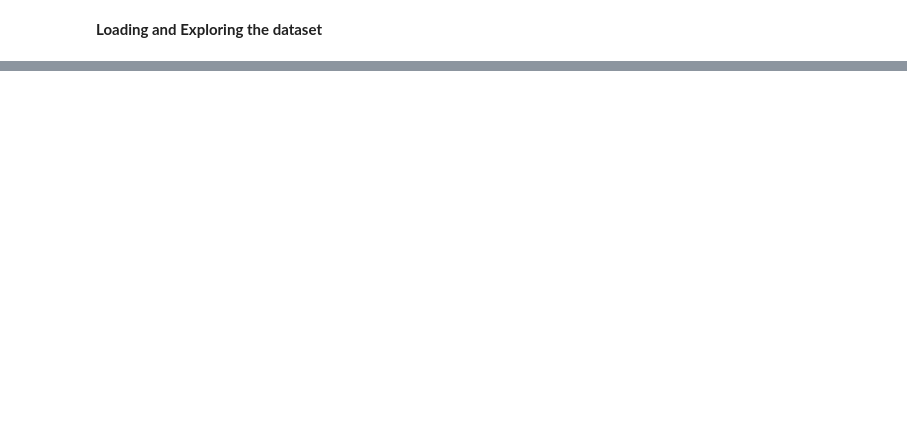
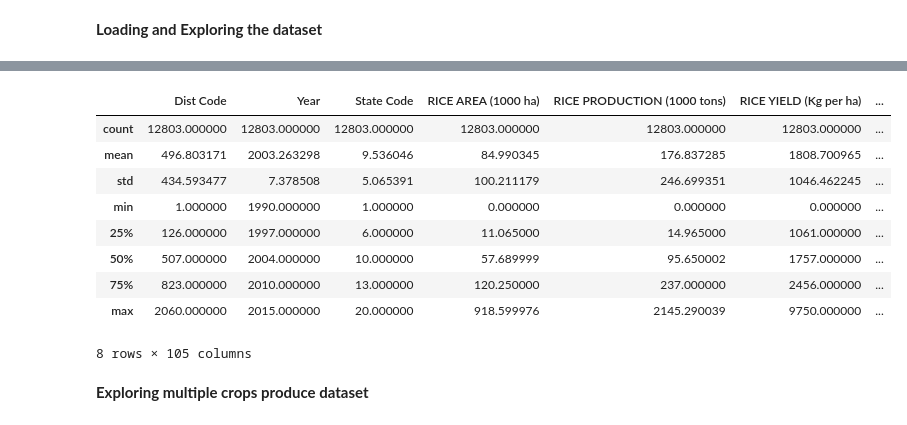
Before and after one commit to muffins-all-day/agriculture-predictor-planner, a Jupyter notebook: notebooks/data_preprocess.ipynb, the cells around one changed output, grey strips where cells are left out. Drawn from its saved outputs; the diff is of its cells as text; code cells hidden in the pictures; blank space fills up the shorter version.

Commit message:
Explored and cleaned the crops dataset

```diff
--- a/notebooks/data_preprocess.ipynb
+++ b/notebooks/data_preprocess.ipynb
@@ -29,0 +58,8 @@ print(data.shape)
+# %%
+# Find columns with missing values
+missing_values = data_weather_soil.isnull().sum()
+
+# Filter columns that have missing values
+missing_columns = missing_values[missing_values > 0]
+print("Columns with Missing Values:")
+print(missing_columns)
@@ -29,0 +80,14 @@ print(data.shape)
+# %%
+# Identify numerical and categorical columns
+numerical_cols = data_weather_soil.select_dtypes(include=['int64', 'float64']).columns
+categorical_cols = data_weather_soil.select_dtypes(include=['object']).columns
+
+# Separate columns with missing values into numerical and categorical
+missing_numerical_cols = [col for col in numerical_cols if col in missing_columns.index]
+missing_categorical_cols = [col for col in categorical_cols if col in missing_columns.index]
+
+print("\nNumerical Columns with Missing Values:")
+print(missing_numerical_cols)
+
+print("\nCategorical Columns with Missing Values:")
+print(missing_categorical_cols)
@@ -29,0 +100,13 @@ print(data.shape)
+# %%
+# Fill missing numerical values with the mean
+for col in missing_numerical_cols:
+    data_weather_soil[col] = data[col].fillna(data[col].mean())
+    print(f"Filled missing values in numerical column '{col}' with mean: {data[col].mean()}")
+
+
+# Check for any remaining missing values
+remaining_missing = data_weather_soil.isnull().sum().sum()
+if remaining_missing == 0:
+    print("\nAll missing values have been handled.")
+else:
+    print(f"\nThere are still {remaining_missing} missing values remaining in the dataset.")
@@ -29,0 +131,15 @@ print(data.shape)
+# %%
+data_weather_soil.describe()
+# %% [output]
+|  | Dist Code | Year | State Code | RICE AREA (1000 ha) | RICE PRODUCTION (1000 tons) | RICE YIELD (Kg per ha) | ... |
+| count | 12803.000000 | 12803.000000 | 12803.000000 | 12803.000000 | 12803.000000 | 12803.000000 | ... |
+| mean | 496.803171 | 2003.263298 | 9.536046 | 84.990345 | 176.837285 | 1808.700965 | ... |
+| std | 434.593477 | 7.378508 | 5.065391 | 100.211179 | 246.699351 | 1046.462245 | ... |
+| min | 1.000000 | 1990.000000 | 1.000000 | 0.000000 | 0.000000 | 0.000000 | ... |
+| 25% | 126.000000 | 1997.000000 | 6.000000 | 11.065000 | 14.965000 | 1061.000000 | ... |
+| 50% | 507.000000 | 2004.000000 | 10.000000 | 57.689999 | 95.650002 | 1757.000000 | ... |
+| 75% | 823.000000 | 2010.000000 | 13.000000 | 120.250000 | 237.000000 | 2456.000000 | ... |
+| max | 2060.000000 | 2015.000000 | 20.000000 | 918.599976 | 2145.290039 | 9750.000000 | ... |
+8 rows × 105 columns
+# %% [markdown]
+**Exploring multiple crops produce dataset**
```
Also changed, not shown: parts of 7 cells of this notebook.
